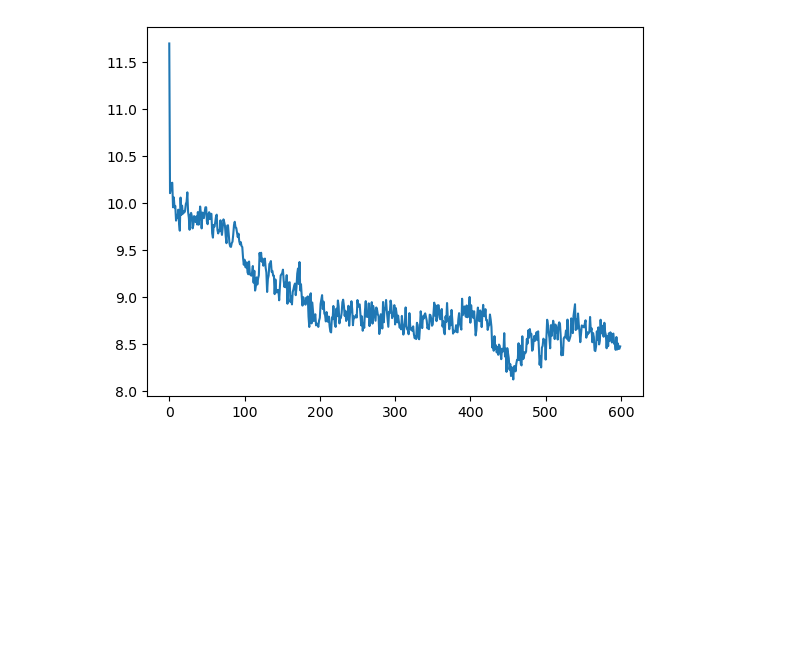
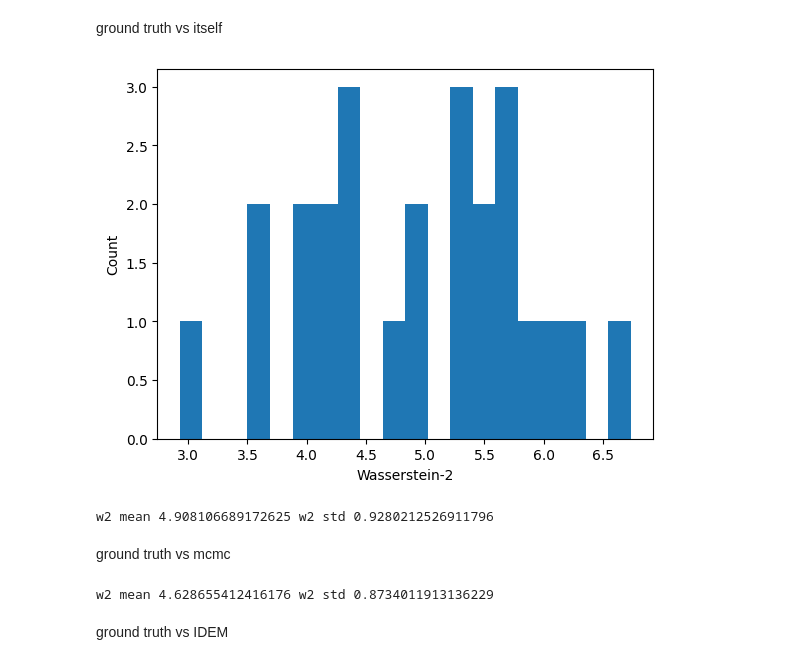
Before and after one commit to RishalAggarwal/EnergyBasedMCMC, a Jupyter notebook: notebooks/gmm_benchmark.ipynb, the cells around one changed output. Saved outputs shown, nothing was run; the diff lists cells and outputs as text; code cells hidden in the pictures; blank space fills up the shorter version.

```diff
--- a/notebooks/gmm_benchmark.ipynb
+++ b/notebooks/gmm_benchmark.ipynb
@@ -230,18 +20,0 @@ Naive ultra long MC chain
-# %%
-true_samples=gmm_dist.gmm.sample((1000,))
-
-inital_samples=(torch.rand_like(true_samples)*2-1)*45
-true_samples=true_samples.unsqueeze(1)
-std=1.5
-w2_list=[]
-for i in tqdm.tqdm(range(1000000)):
-    new_samples=inital_samples+torch.randn_like(inital_samples)*std
-    acceptances=metropolis_acceptance(gmm_dist,new_samples,inital_samples)
-    inital_samples[acceptances]=new_samples[acceptances]
-    if i%250==0:
-        current_samples=inital_samples.unsqueeze(1)
-        metrics=compute_distribution_distances(true_samples,current_samples,gmm_dist)
-        w2=metrics[1][1]
-        w2_list.append(w2)
-plt.figure()
-plt.plot(w2_list)
@@ -366,7 +20,0 @@ def hmc(x, true_samples,logp, steps, leapfrog_steps, step_size, return_traj = Fa
-# %%
-true_samples=gmm_dist.gmm.sample((1000,))
-initial_samples=(torch.rand_like(true_samples)*2-1)*45
-true_samples=true_samples.unsqueeze(1)
-new_samples=hmc(initial_samples,true_samples,gmm_dist,150000,5,1)
-# %% [output]
-[figure, removed]
@@ -372,0 +23,41 @@ new_samples=hmc(initial_samples,true_samples,gmm_dist,150000,5,1)
+# %% [markdown]
+ground truth vs itself
+# %%
+from dem.models.components.distribution_distances import compute_distribution_distances
+w2_list=[]
+true_samples=true_samples.unsqueeze(1)
+for i in tqdm.tqdm(range(25)):
+    new_samples=gmm_dist.gmm.sample((1000,))
+    new_samples=new_samples.unsqueeze(1)
+    metrics=compute_distribution_distances(true_samples,new_samples,gmm_dist)
+    w2=metrics[1][1]
+    w2_list.append(w2)
+
+plt.figure()
+plt.hist(w2_list,label='Wasserstein-2',bins=20)
+plt.ylabel('Count')
+plt.xlabel('Wasserstein-2')
+plt.show()
+print('w2 mean',np.mean(w2_list),'w2 std',np.std(w2_list))
+# %% [output]
+[figure, added]
+w2 mean 4.908106689172625 w2 std 0.9280212526911796
+# %% [markdown]
+ground truth vs mcmc
+# %%
+w2_list=[]
+for i in range(1,6):
+    endpoint_name='../gmm_endpoint{}.npy'.format(i)
+    torch_endpoint_samples=torch.tensor(np.load(endpoint_name))
+    for j in range(5):
+        current_samples_idx=torch.multinomial(torch.ones(torch_endpoint_samples.shape[0]),true_samples.shape[0], replacement=False)
+        current_samples=torch_endpoint_samples[current_samples_idx]
+        current_samples=current_samples.unsqueeze(1)
+        metrics=compute_distribution_distances(true_samples,current_samples,gmm_dist)
+        w2=metrics[1][1]
+        w2_list.append(w2)
+print('w2 mean',np.mean(w2_list),'w2 std',np.std(w2_list))
+# %% [output]
+w2 mean 4.628655412416176 w2 std 0.8734011913136229
+# %% [markdown]
+ground truth vs IDEM
```
Also changed, not shown: parts of 35 cells of this notebook.
